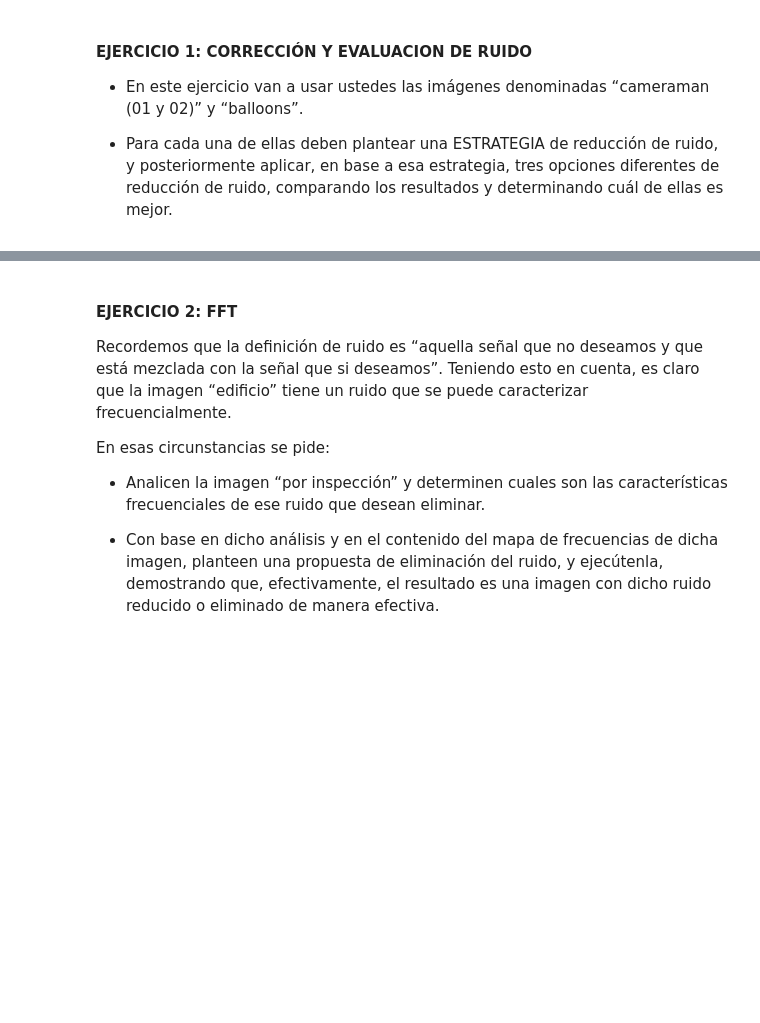
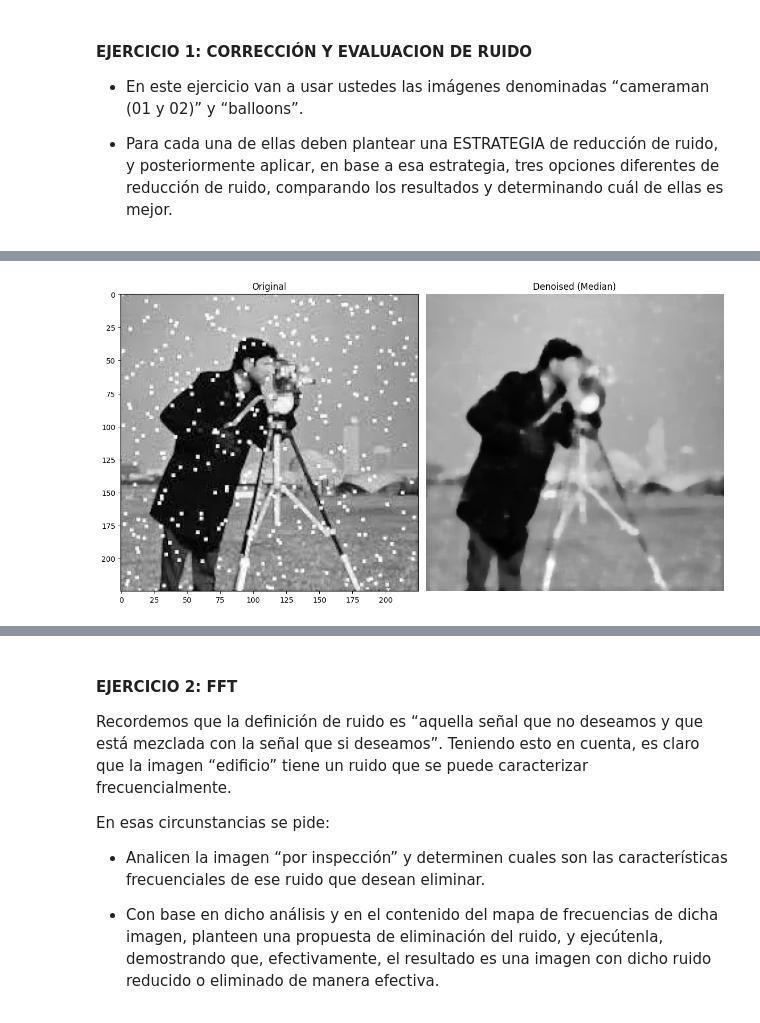
Before and after one commit to KalebG13/Sistemas-de-vision, a Jupyter notebook: Lab_2/Lab_2.ipynb, the cells around one changed output, grey strips where cells are left out. Cells and saved outputs as stored; diff of their text form; code cells hidden in the pictures; blank space fills up the shorter version.

```diff
--- a/Lab_2/Lab_2.ipynb
+++ b/Lab_2/Lab_2.ipynb
@@ -10,0 +27,13 @@
+# %%
+# Convert the PIL image to a numpy array
+img1 = np.array(img1)
+# Removing noise in the image using Median Filtering
+dst1 = cv.medianBlur(img1, 7)  # 5 is the kernel size (must be an odd number)
+
+# Plotting the source and destination images
+plt.figure(figsize=(12,6))
+plt.subplot(121); plt.imshow(img1, cmap='gray'); plt.title('Original')
+plt.subplot(122); plt.imshow(dst1, cmap='gray'); plt.title('Denoised (Median)')
+plt.axis('off'); plt.tight_layout(); plt.show()
+# %% [output]
+[figure, added]
```
Also changed, not shown: parts of 5 cells of this notebook.
